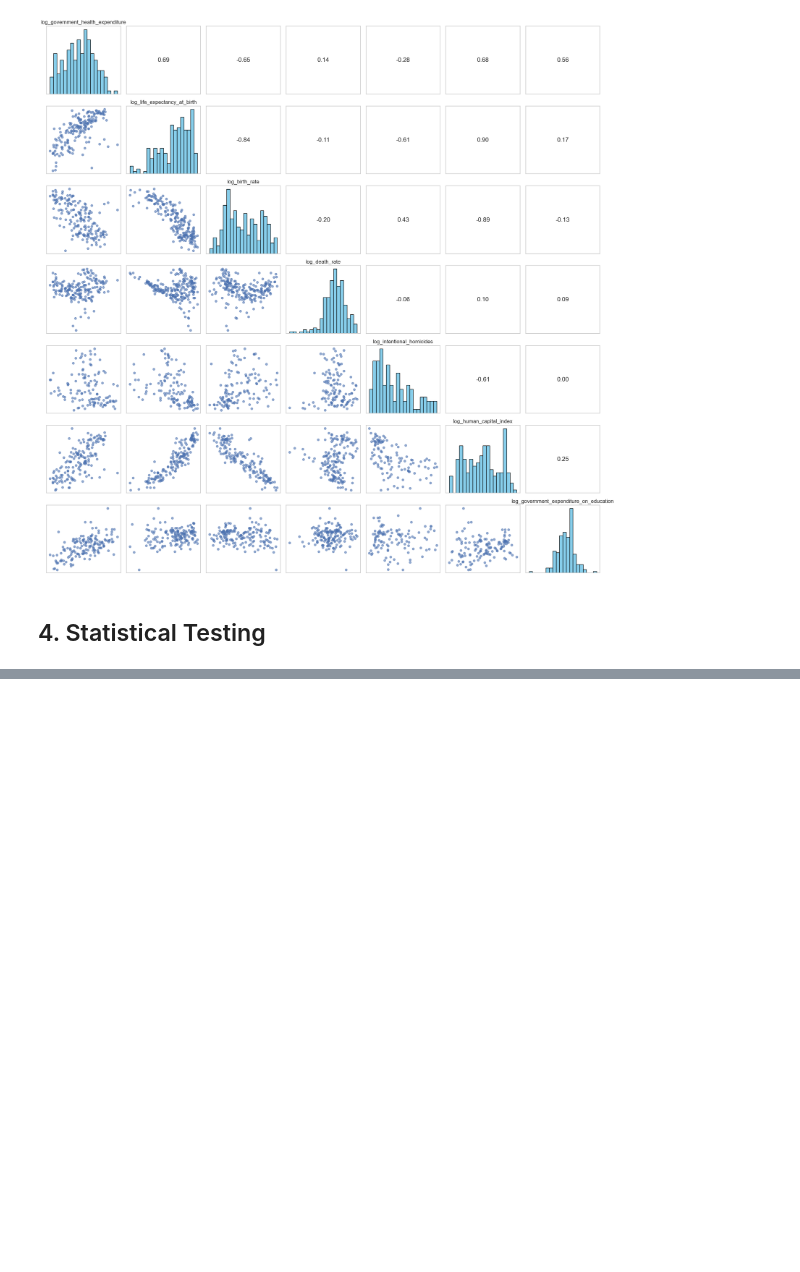
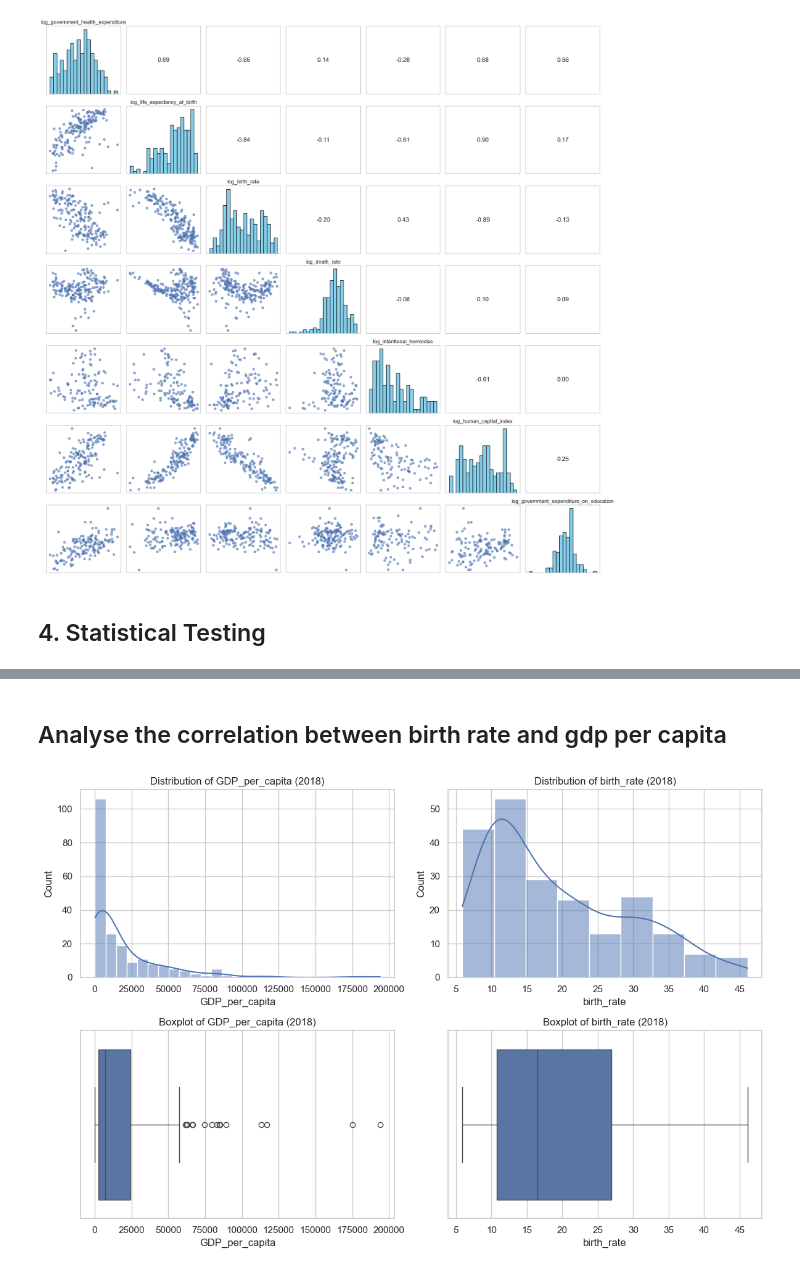
Before and after one commit to Titaniel3/ASDA_2025_Group_1_Portfolio_new, a Jupyter notebook: notebooks/week_06_draft_DL.ipynb, the cells around one changed output, grey strips where cells are left out. Saved outputs shown, nothing was run; the diff lists cells and outputs as text; code cells hidden in the pictures; blank space fills up the shorter version.

```diff
--- a/notebooks/week_06_draft_DL.ipynb
+++ b/notebooks/week_06_draft_DL.ipynb
@@ -365,3 +365,48 @@ Spearman p-values
 | log_intentional_homicides | 0.002 | 0.000 | 0.000 | 0.504 |  | ... |
 | log_human_capital_index | 0.000 | 0.000 | 0.000 | 0.196 | 0.000 | ... |
 | log_government_expenditure_on_edu... | 0.000 | 0.028 | 0.105 | 0.282 | 0.999 | ... |
+# %% [markdown]
+## Analyse the correlation between birth rate and gdp per capita
+# %%
+# 1) Create GDP per capita variable
+#    Assumes GDP_current_US is total GDP in current US dollars
+#    and population is the total population of the country.
+df["GDP_per_capita"] = df["GDP_current_US"] / df["population"]
+
+# 2) Data inspection for 2018: histograms and boxplots
+#    We focus only on the year 2018 to be consistent with the rest of the analysis.
+mask_2018 = df["date"].dt.year == 2018
+data_2018 = df.loc[mask_2018, ["GDP_per_capita", "birth_rate"]]
+
+plt.figure(figsize=(12, 8))
+
+# Histogram of GDP_per_capita
+plt.subplot(2, 2, 1)
+sns.histplot(data_2018["GDP_per_capita"].dropna(), kde=True)
+plt.title("Distribution of GDP_per_capita (2018)")
+plt.xlabel("GDP_per_capita")
+plt.ylabel("Count")
+
+# Histogram of birth_rate
+plt.subplot(2, 2, 2)
+sns.histplot(data_2018["birth_rate"].dropna(), kde=True)
+plt.title("Distribution of birth_rate (2018)")
+plt.xlabel("birth_rate")
+plt.ylabel("Count")
+
+# Boxplot of GDP_per_capita
+plt.subplot(2, 2, 3)
+sns.boxplot(x=data_2018["GDP_per_capita"].dropna())
+plt.title("Boxplot of GDP_per_capita (2018)")
+plt.xlabel("GDP_per_capita")
+
+# Boxplot of birth_rate
+plt.subplot(2, 2, 4)
+sns.boxplot(x=data_2018["birth_rate"].dropna())
+plt.title("Boxplot of birth_rate (2018)")
+plt.xlabel("birth_rate")
+
+plt.tight_layout()
+plt.show()
+# %% [output]
+[figure, added]
```
Also changed, not shown: parts of 6 cells of this notebook.
